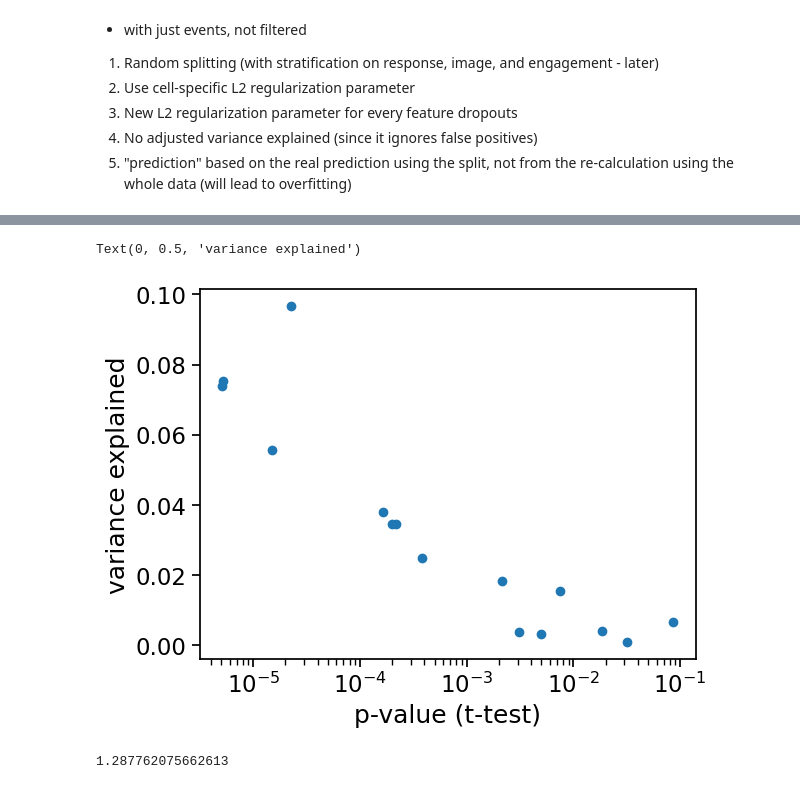
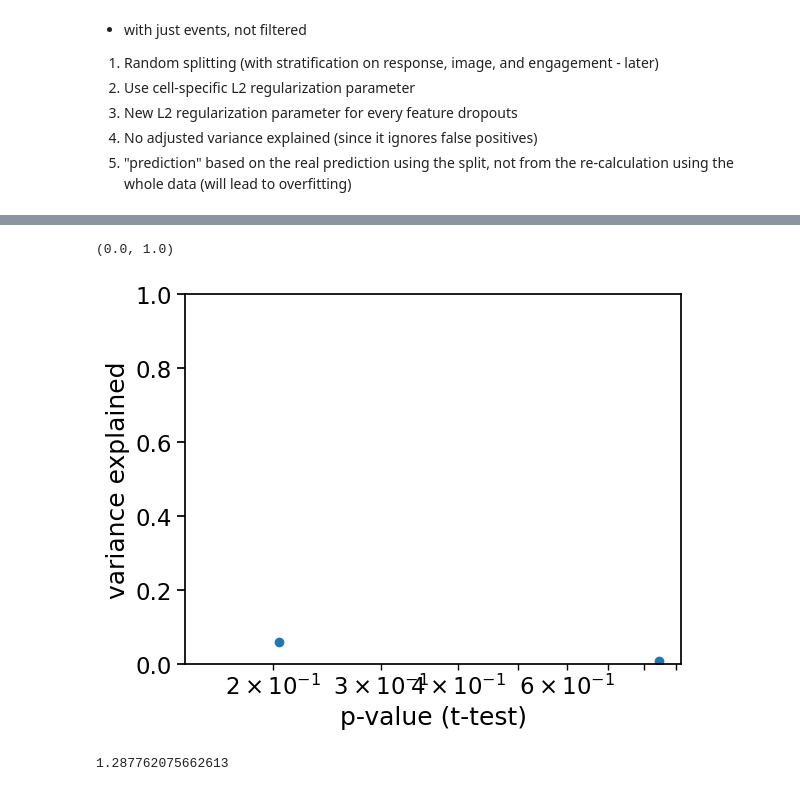
Before and after one commit to AllenNeuralDynamics/lamf_analysis_lims, a Jupyter notebook: encoding/notebooks/240118_boosting_tests.ipynb, the cells around one changed output, grey strips where cells are left out. Cells and saved outputs as stored; diff of their text form; code cells hidden in the pictures.

```diff
--- a/encoding/notebooks/240118_boosting_tests.ipynb
+++ b/encoding/notebooks/240118_boosting_tests.ipynb
@@ -728,7 +745,7 @@ Coordinates:
 5. "prediction" based on the real prediction using the split, not from the re-calculation using the whole data (will lead to overfitting)
 # %%
 def get_split_inds(X, num_folds=5):
-    time_inds = np.arange(len(X.coords[coords[1]].values))
+    time_inds = np.arange(len(X.timestamps.values))
     np.random.shuffle(time_inds)
     ridge_splits_inds = np.array_split(time_inds, num_folds)
     np.random.shuffle(time_inds)
@@ -844,3 +891,31 @@ var_exp = fit_cell(interp_events, X, fit_splits_inds, optimal_lam)
+# %%
+predicted_events = xr.DataArray(np.zeros(interp_events.shape),
+                                    dims=('timestamps', 'cell_specimen_id'),
+                                    coords={'timestamps': interp_events.coords['timestamps'].values,
+                                            'cell_specimen_id': interp_events.coords['cell_specimen_id'].values})
+
+num_folds = len(fit_splits_inds)
+num_cells = interp_events.shape[1]
+var_exp_values = np.zeros((num_cells, num_folds))
+for fi in range(num_folds):
+    train_inds = np.concatenate([fit_splits_inds[i] for i in range(num_folds) if i != fi])
+    test_inds = fit_splits_inds[fi]
+    X_train = X.isel(timestamps=train_inds)
+    X_test = X.isel(timestamps=test_inds)
+    interp_events_train = interp_events.isel(timestamps=train_inds)
+    interp_events_test = interp_events.isel(timestamps=test_inds)
+    for ci in range(interp_events.shape[1]):
+        W = fit_regularized_single(interp_events_train.isel(cell_specimen_id=ci).values,
+                            X_train, optimal_lam.values[ci])
+        pred = np.dot(X_test.values, W)
+        y = interp_events_test.values[:,ci]
+        var_exp_values[ci, fi] = 1 - np.mean((y - pred)**2) / np.mean((y - np.mean(y))**2)
+        # assign the predicted values to the predicted_events array
+        predicted_events.isel(cell_specimen_id=ci).values[test_inds] = pred
+var_exp = xr.DataArray(var_exp_values,
+                        dims=('cell_specimen_id', 'fold'),
+                        coords={'cell_specimen_id': interp_events.coords['cell_specimen_id'].values,
+                                'fold': [f'fold_{i}' for i in np.arange(num_folds)]})
 # %%
 from scipy.stats import t
 
@@ -851,13 +936,16 @@ def t_test(mean, std, n):
 # %%
 %matplotlib inline
 fig, ax = plt.subplots()
-ax.scatter(t_test(np.mean(var_exp,axis=1).values, np.std(var_exp,axis=1).values, 5), np.mean(var_exp,axis=1).values)
+ax.scatter(t_test(var_exp.mean(dim='fold', skipna=True),
+                  var_exp.std(dim='fold', skipna=True),
+                  num_folds), var_exp.mean(dim='fold', skipna=True))
 ax.set_xscale('log')
 ax.set_xlabel('p-value (t-test)')
 ax.set_ylabel('variance explained')
+ax.set_ylim([0, 1])
 # %% [output]
-Text(0, 0.5, 'variance explained')
+(0.0, 1.0)
-[figure, old version]
+[figure, new version]
 # %%
 # dropouts
 feature_drop_prefix = {'image': ['image'],
```
Also changed, not shown: parts of 31 cells of this notebook, 5 other files.
